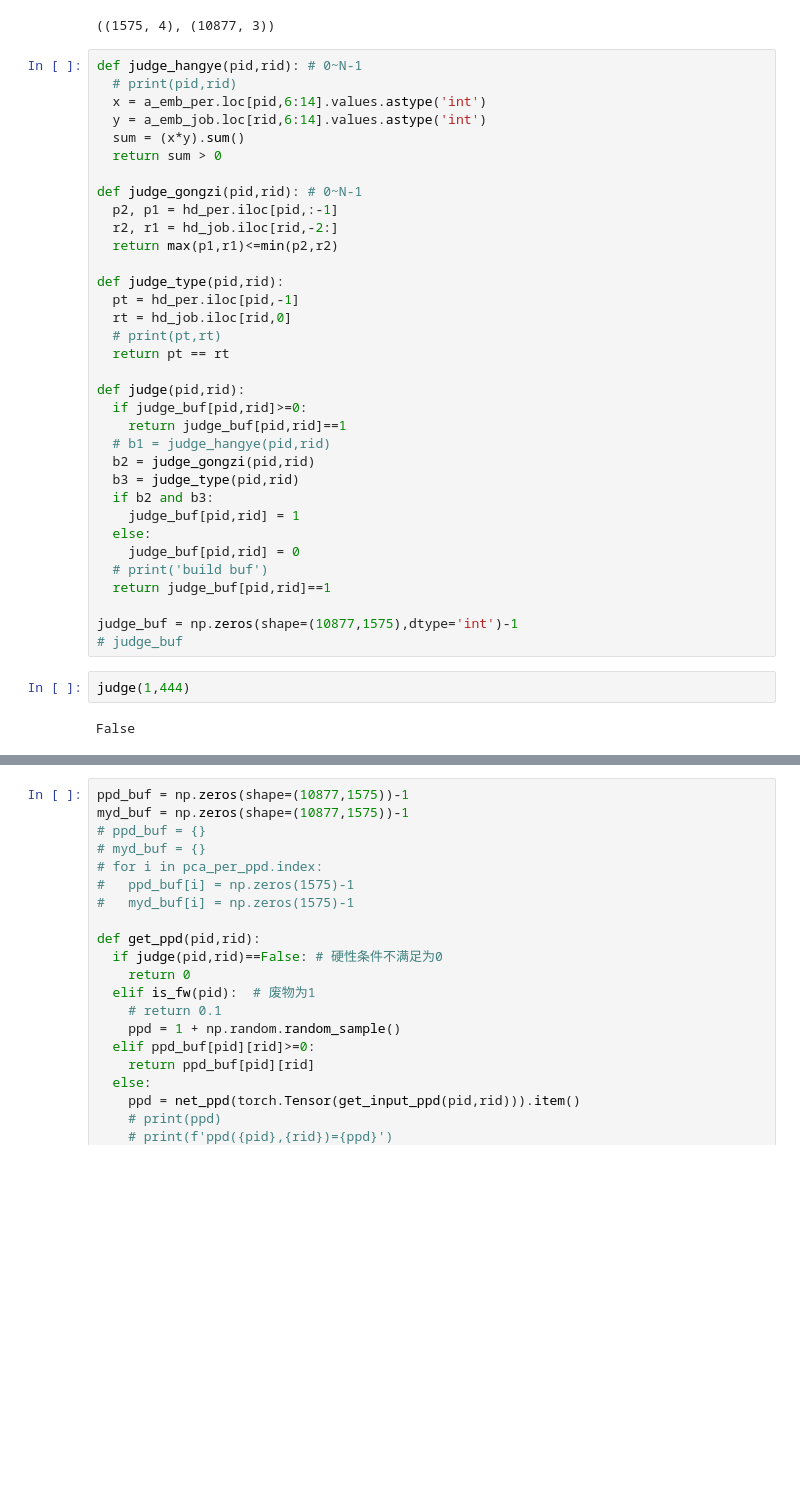
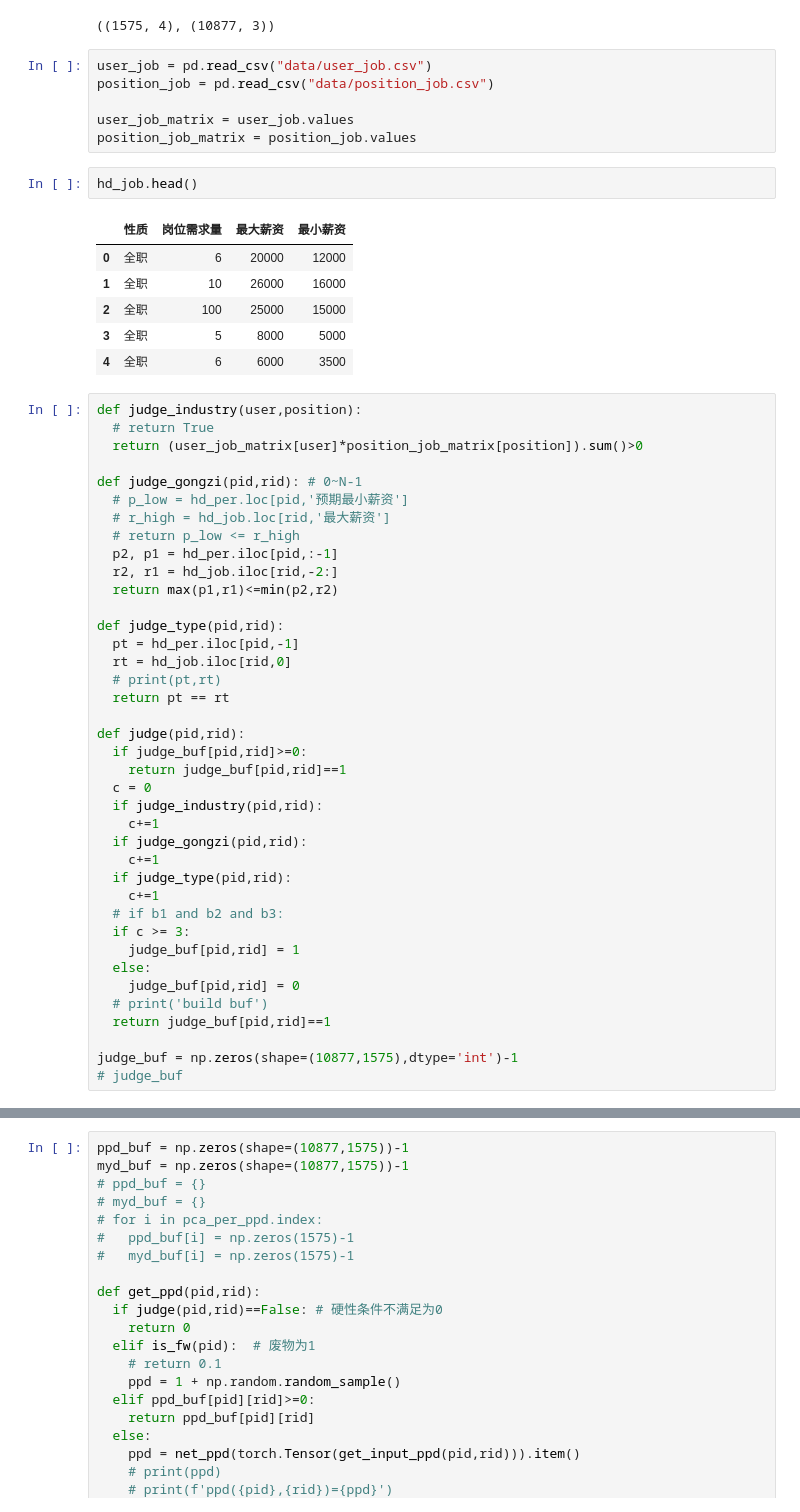
Before and after one commit to zzaiyan/D2L, a Jupyter notebook: sys4em.ipynb, the cells around one changed output, grey strips where cells are left out. Drawn from its saved outputs; the diff is of its cells as text; blank space fills up the shorter version.

```diff
--- a/sys4em.ipynb
+++ b/sys4em.ipynb
@@ -78,15 +78,30 @@ hd_per.index = [i for i in range(hd_per.shape[0])]
 hd_job.shape, hd_per.shape
 # %% [output]
 ((1575, 4), (10877, 3))
+# %%
+user_job = pd.read_csv("data/user_job.csv")
+position_job = pd.read_csv("data/position_job.csv")
+
+user_job_matrix = user_job.values
+position_job_matrix = position_job.values
+# %%
+hd_job.head()
+# %% [output]
+|  | 性质 | 岗位需求量 | 最大薪资 | 最小薪资 |
+| 0 | 全职 | 6 | 20000 | 12000 |
+| 1 | 全职 | 10 | 26000 | 16000 |
+| 2 | 全职 | 100 | 25000 | 15000 |
+| 3 | 全职 | 5 | 8000 | 5000 |
+| 4 | 全职 | 6 | 6000 | 3500 |
 # %%
-def judge_hangye(pid,rid): # 0~N-1
-  # print(pid,rid)
-  x = a_emb_per.loc[pid,6:14].values.astype('int')
-  y = a_emb_job.loc[rid,6:14].values.astype('int')
-  sum = (x*y).sum()
-  return sum > 0
+def judge_industry(user,position):
+  # return True
+  return (user_job_matrix[user]*position_job_matrix[position]).sum()>0
 
 def judge_gongzi(pid,rid): # 0~N-1
+  # p_low = hd_per.loc[pid,'预期最小薪资']
+  # r_high = hd_job.loc[rid,'最大薪资']
+  # return p_low <= r_high
   p2, p1 = hd_per.iloc[pid,:-1]
   r2, r1 = hd_job.iloc[rid,-2:]
   return max(p1,r1)<=min(p2,r2)
@@ -100,10 +115,15 @@ def judge_type(pid,rid):
 def judge(pid,rid):
   if judge_buf[pid,rid]>=0:
     return judge_buf[pid,rid]==1
-  # b1 = judge_hangye(pid,rid)
-  b2 = judge_gongzi(pid,rid)
-  b3 = judge_type(pid,rid)
-  if b2 and b3:
+  c = 0
+  if judge_industry(pid,rid):
+    c+=1
+  if judge_gongzi(pid,rid):
+    c+=1
+  if judge_type(pid,rid):
+    c+=1
+  # if b1 and b2 and b3:
+  if c >= 3:
     judge_buf[pid,rid] = 1
   else:
     judge_buf[pid,rid] = 0
@@ -112,7 +132,3 @@ def judge(pid,rid):
 
 judge_buf = np.zeros(shape=(10877,1575),dtype='int')-1
 # judge_buf
-# %%
-judge(1,444)
-# %% [output]
-False
```
Also changed, not shown: parts of 17 cells of this notebook, 1 other file.
